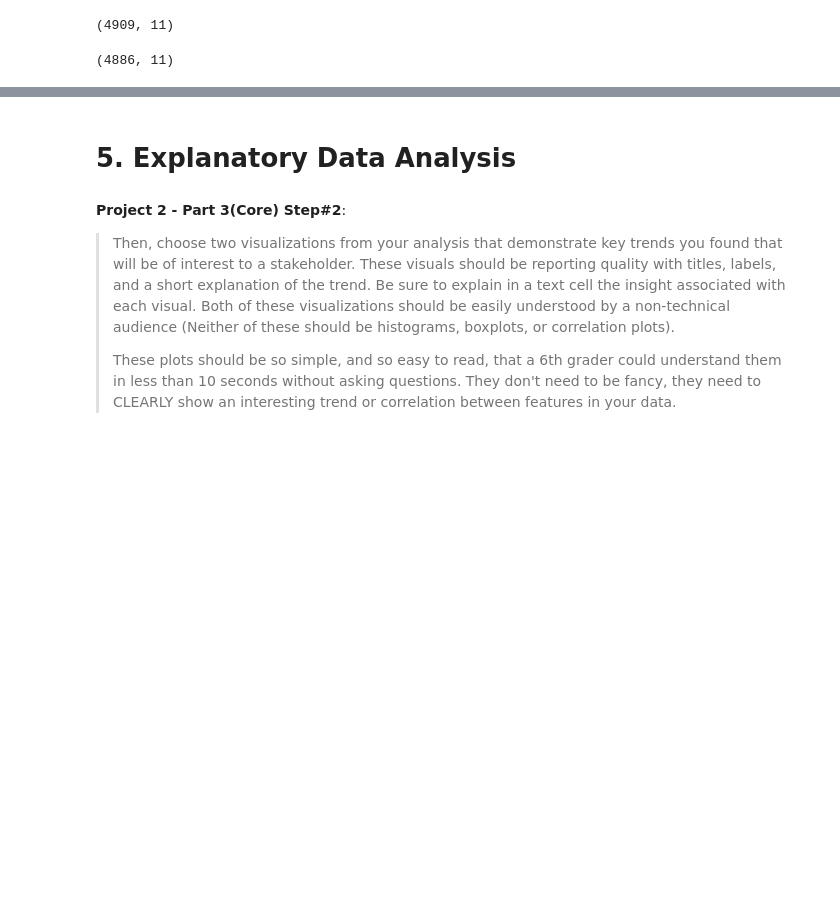
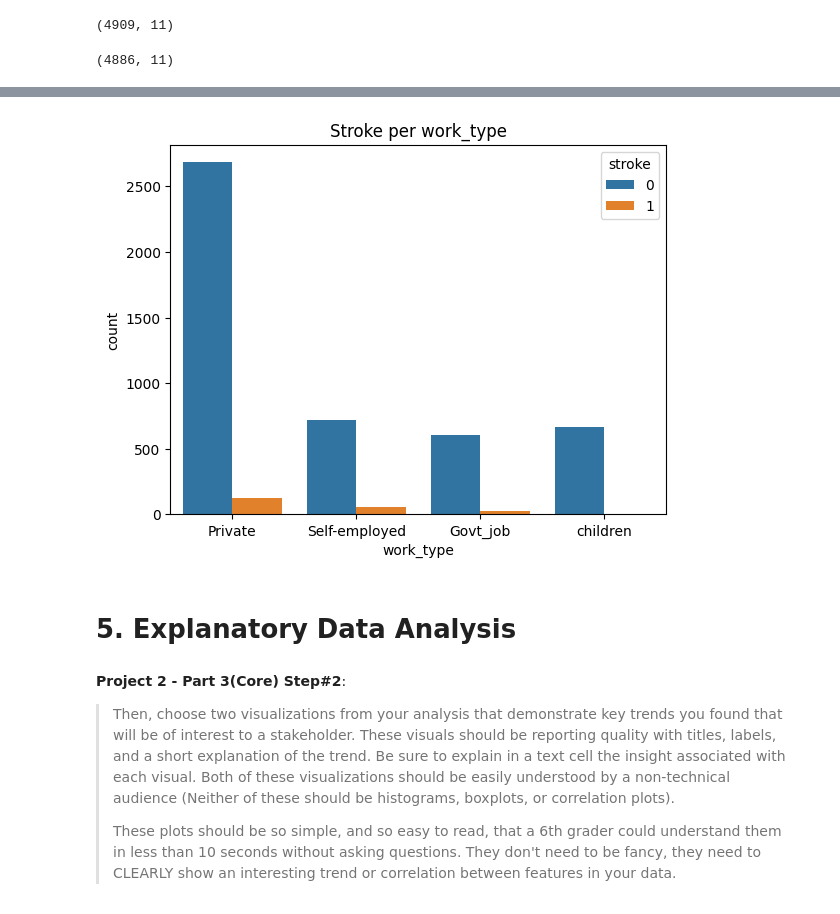
Before and after one commit to ericakitano/Project-2-Stroke-Prediction-, a Jupyter notebook: Stroke_Prediction.ipynb, the cells around one changed output, grey strips where cells are left out. Drawn from its saved outputs; the diff is of its cells as text; code cells hidden in the pictures; blank space fills up the shorter version.

```diff
--- a/Stroke_Prediction.ipynb
+++ b/Stroke_Prediction.ipynb
@@ -711,3 +719,9 @@ df1.shape
+# %%
+# Countplot with seaborn
+ax = sns.countplot(data=df1,x='work_type', hue='stroke');
+ax.set_title("Stroke per work_type");
+# %% [output]
+[figure, added]
 # %% [markdown]
 # **5. Explanatory Data Analysis**
 # %% [markdown]
```
Also changed, not shown: parts of 133 cells of this notebook.
